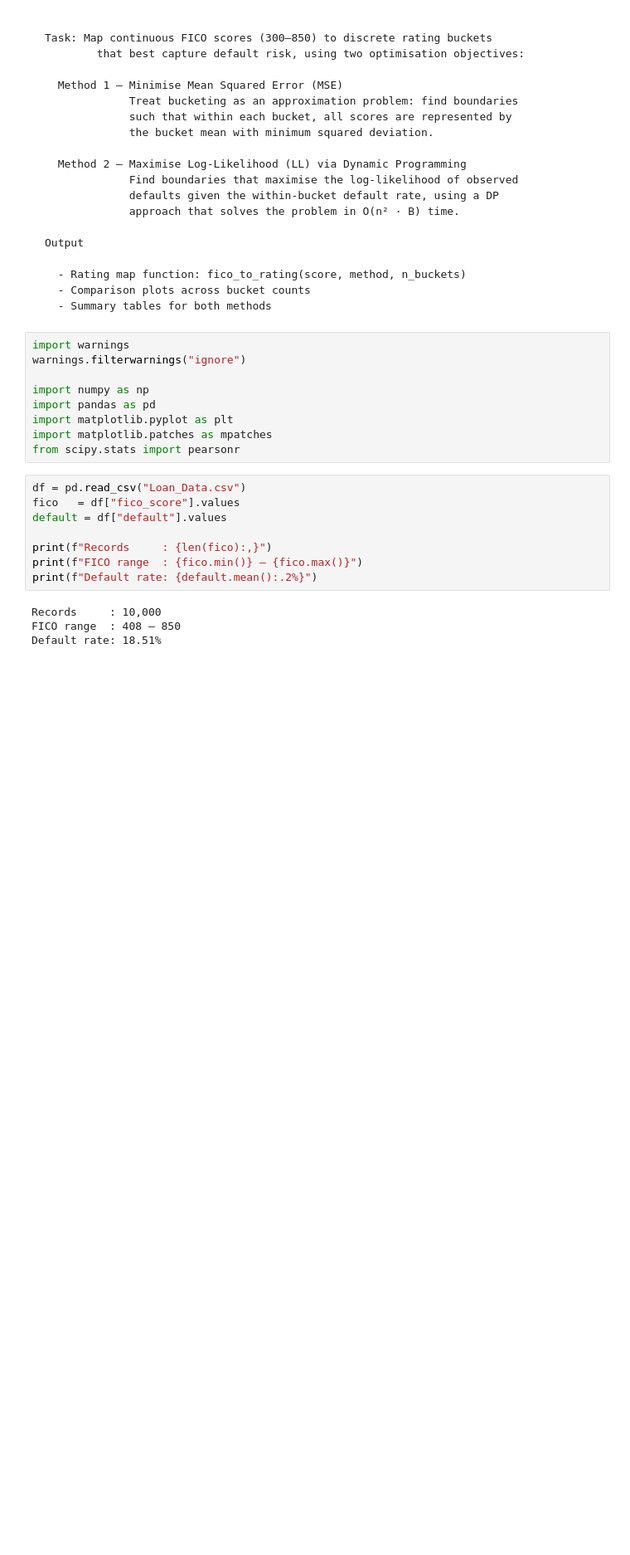
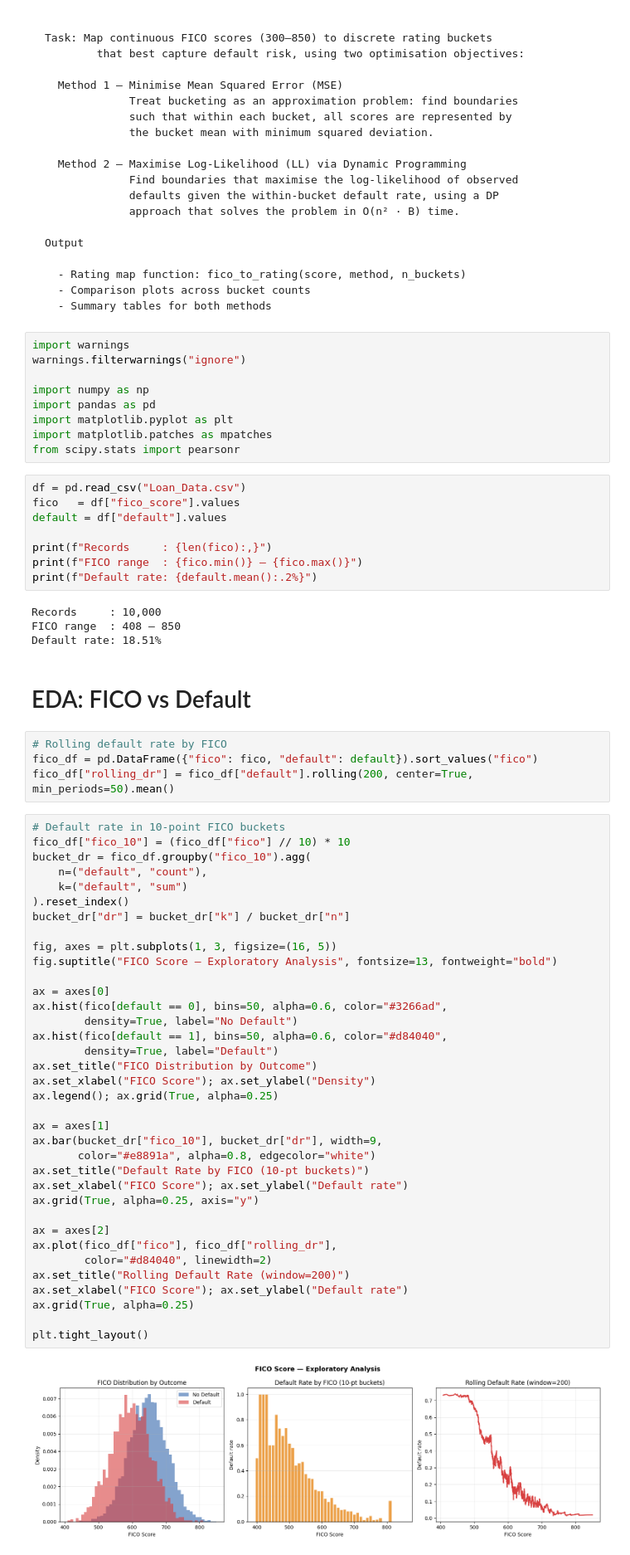
Before and after one commit to nayeem29dse/Loan-pd-model, a Jupyter notebook: FICO Score Quantization.ipynb, the cells around one changed output. Shown at 83% size. Saved outputs shown, nothing was run; the diff lists cells and outputs as text; blank space fills up the shorter version.

Commit message:
EDA: FICO vs Default

```diff
--- a/FICO Score Quantization.ipynb
+++ b/FICO Score Quantization.ipynb
@@ -40,3 +40,47 @@ print(f"Default rate: {default.mean():.2%}")
 Records     : 10,000
 FICO range  : 408 – 850
 Default rate: 18.51%
+# %% [markdown]
+# EDA: FICO vs Default
+# %%
+# Rolling default rate by FICO
+fico_df = pd.DataFrame({"fico": fico, "default": default}).sort_values("fico")
+fico_df["rolling_dr"] = fico_df["default"].rolling(200, center=True, min_periods=50).mean()
+# %%
+# Default rate in 10-point FICO buckets
+fico_df["fico_10"] = (fico_df["fico"] // 10) * 10
+bucket_dr = fico_df.groupby("fico_10").agg(
+    n=("default", "count"),
+    k=("default", "sum")
+).reset_index()
+bucket_dr["dr"] = bucket_dr["k"] / bucket_dr["n"]
+
+fig, axes = plt.subplots(1, 3, figsize=(16, 5))
+fig.suptitle("FICO Score — Exploratory Analysis", fontsize=13, fontweight="bold")
+
+ax = axes[0]
+ax.hist(fico[default == 0], bins=50, alpha=0.6, color="#3266ad",
+        density=True, label="No Default")
+ax.hist(fico[default == 1], bins=50, alpha=0.6, color="#d84040",
+        density=True, label="Default")
+ax.set_title("FICO Distribution by Outcome")
+ax.set_xlabel("FICO Score"); ax.set_ylabel("Density")
+ax.legend(); ax.grid(True, alpha=0.25)
+
+ax = axes[1]
+ax.bar(bucket_dr["fico_10"], bucket_dr["dr"], width=9,
+       color="#e8891a", alpha=0.8, edgecolor="white")
+ax.set_title("Default Rate by FICO (10-pt buckets)")
+ax.set_xlabel("FICO Score"); ax.set_ylabel("Default rate")
+ax.grid(True, alpha=0.25, axis="y")
+
+ax = axes[2]
+ax.plot(fico_df["fico"], fico_df["rolling_dr"],
+        color="#d84040", linewidth=2)
+ax.set_title("Rolling Default Rate (window=200)")
+ax.set_xlabel("FICO Score"); ax.set_ylabel("Default rate")
+ax.grid(True, alpha=0.25)
+
+plt.tight_layout()
+# %% [output]
+[figure, added]
```
